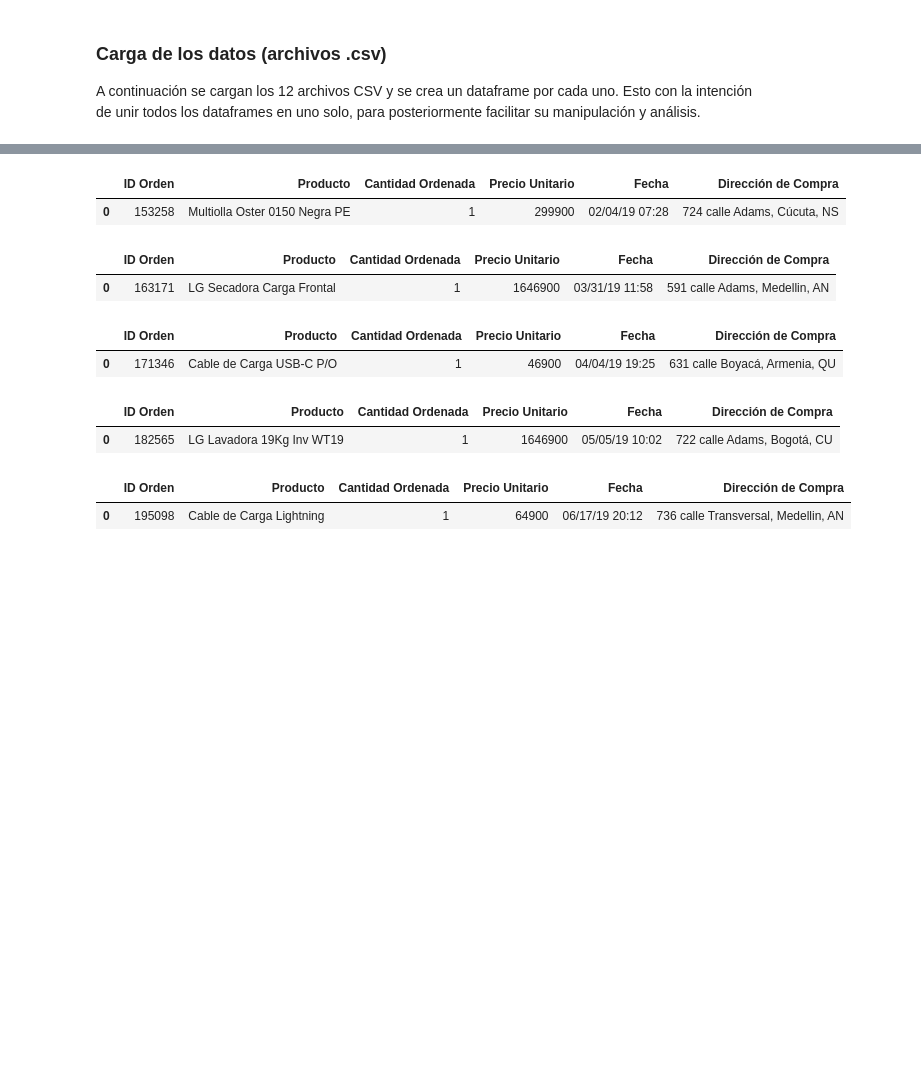
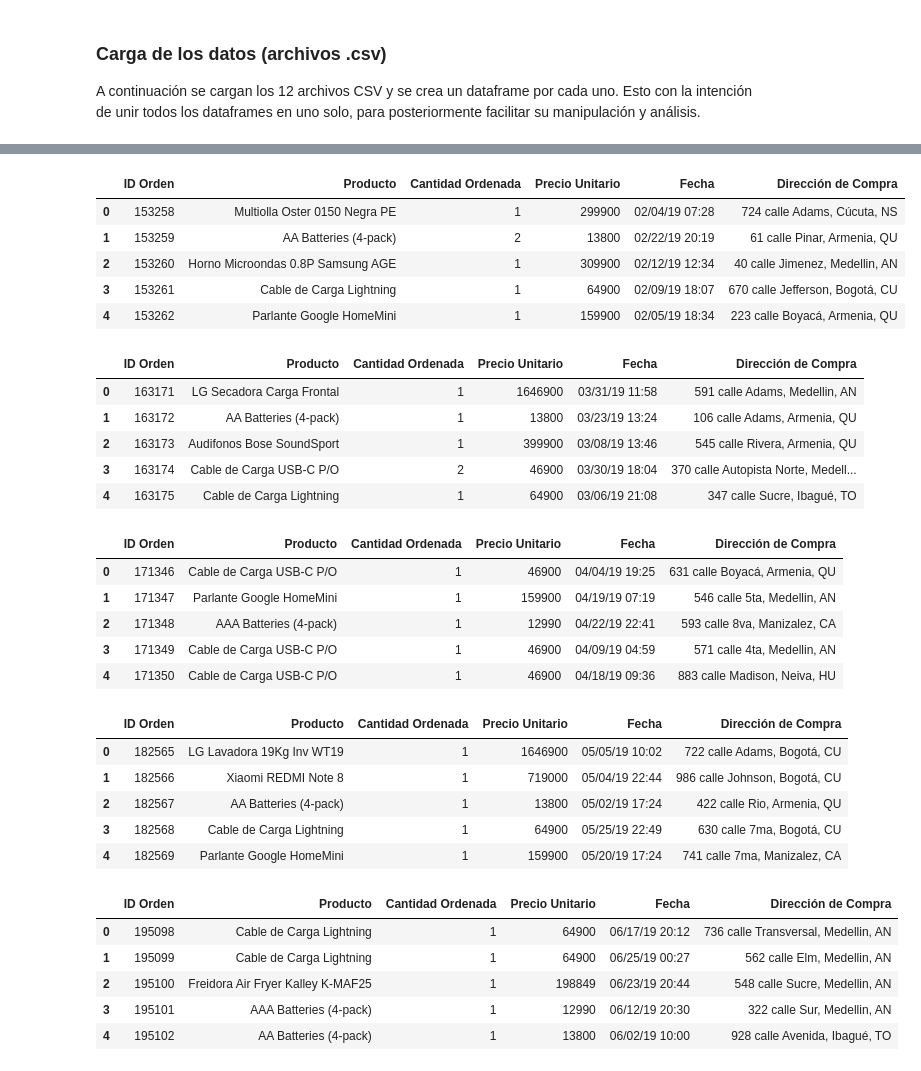
Before and after one commit to Exynix/DataAnalytics, a Jupyter notebook: lab00/lab00.ipynb, the cells around one changed output, grey strips where cells are left out. Cells and saved outputs as stored; diff of their text form; code cells hidden in the pictures; blank space fills up the shorter version.

```diff
--- a/lab00/lab00.ipynb
+++ b/lab00/lab00.ipynb
@@ -45,32 +49,52 @@ dfJanuary.head(1)
 # %%
 # Se muestra la primera columna del dataframe de febrero.
-dfFebruary.head(1)
+dfFebruary.head(5)
 # %% [output]
 |  | ID Orden | Producto | Cantidad Ordenada | Precio Unitario | Fecha | Dirección de Compra |
 | 0 | 153258 | Multiolla Oster 0150 Negra PE | 1 | 299900 | 02/04/19 07:28 | 724 calle Adams, Cúcuta, NS |
+| 1 | 153259 | AA Batteries (4-pack) | 2 | 13800 | 02/22/19 20:19 | 61 calle Pinar, Armenia, QU |
+| 2 | 153260 | Horno Microondas 0.8P Samsung AGE | 1 | 309900 | 02/12/19 12:34 | 40 calle Jimenez, Medellin, AN |
+| 3 | 153261 | Cable de Carga Lightning | 1 | 64900 | 02/09/19 18:07 | 670 calle Jefferson, Bogotá, CU |
+| 4 | 153262 | Parlante Google HomeMini | 1 | 159900 | 02/05/19 18:34 | 223 calle Boyacá, Armenia, QU |
 # %%
 # Se muestra la primera columna del dataframe de marzo.
-dfMarch.head(1)
+dfMarch.head(5)
 # %% [output]
 |  | ID Orden | Producto | Cantidad Ordenada | Precio Unitario | Fecha | Dirección de Compra |
 | 0 | 163171 | LG Secadora Carga Frontal | 1 | 1646900 | 03/31/19 11:58 | 591 calle Adams, Medellin, AN |
+| 1 | 163172 | AA Batteries (4-pack) | 1 | 13800 | 03/23/19 13:24 | 106 calle Adams, Armenia, QU |
+| 2 | 163173 | Audifonos Bose SoundSport | 1 | 399900 | 03/08/19 13:46 | 545 calle Rivera, Armenia, QU |
+| 3 | 163174 | Cable de Carga USB-C P/O | 2 | 46900 | 03/30/19 18:04 | 370 calle Autopista Norte, Medell... |
+| 4 | 163175 | Cable de Carga Lightning | 1 | 64900 | 03/06/19 21:08 | 347 calle Sucre, Ibagué, TO |
 # %%
 # Se muestra la primera columna del dataframe de abril
-dfApril.head(1)
+dfApril.head(5)
 # %% [output]
 |  | ID Orden | Producto | Cantidad Ordenada | Precio Unitario | Fecha | Dirección de Compra |
 | 0 | 171346 | Cable de Carga USB-C P/O | 1 | 46900 | 04/04/19 19:25 | 631 calle Boyacá, Armenia, QU |
+| 1 | 171347 | Parlante Google HomeMini | 1 | 159900 | 04/19/19 07:19 | 546 calle 5ta, Medellin, AN |
+| 2 | 171348 | AAA Batteries (4-pack) | 1 | 12990 | 04/22/19 22:41 | 593 calle 8va, Manizalez, CA |
+| 3 | 171349 | Cable de Carga USB-C P/O | 1 | 46900 | 04/09/19 04:59 | 571 calle 4ta, Medellin, AN |
+| 4 | 171350 | Cable de Carga USB-C P/O | 1 | 46900 | 04/18/19 09:36 | 883 calle Madison, Neiva, HU |
 # %%
 # Se muestra la primera columna del dataframe de mayo.
-dfMay.head(1)
+dfMay.head(5)
 # %% [output]
 |  | ID Orden | Producto | Cantidad Ordenada | Precio Unitario | Fecha | Dirección de Compra |
 | 0 | 182565 | LG Lavadora 19Kg Inv WT19 | 1 | 1646900 | 05/05/19 10:02 | 722 calle Adams, Bogotá, CU |
+| 1 | 182566 | Xiaomi REDMI Note 8 | 1 | 719000 | 05/04/19 22:44 | 986 calle Johnson, Bogotá, CU |
+| 2 | 182567 | AA Batteries (4-pack) | 1 | 13800 | 05/02/19 17:24 | 422 calle Rio, Armenia, QU |
+| 3 | 182568 | Cable de Carga Lightning | 1 | 64900 | 05/25/19 22:49 | 630 calle 7ma, Bogotá, CU |
+| 4 | 182569 | Parlante Google HomeMini | 1 | 159900 | 05/20/19 17:24 | 741 calle 7ma, Manizalez, CA |
 # %%
 # Se muestra la primera columna del dataframe de junio.
-dfJune.head(1)
+dfJune.head(5)
 # %% [output]
 |  | ID Orden | Producto | Cantidad Ordenada | Precio Unitario | Fecha | Dirección de Compra |
 | 0 | 195098 | Cable de Carga Lightning | 1 | 64900 | 06/17/19 20:12 | 736 calle Transversal, Medellin, AN |
+| 1 | 195099 | Cable de Carga Lightning | 1 | 64900 | 06/25/19 00:27 | 562 calle Elm, Medellin, AN |
+| 2 | 195100 | Freidora Air Fryer Kalley K-MAF25 | 1 | 198849 | 06/23/19 20:44 | 548 calle Sucre, Medellin, AN |
+| 3 | 195101 | AAA Batteries (4-pack) | 1 | 12990 | 06/12/19 20:30 | 322 calle Sur, Medellin, AN |
+| 4 | 195102 | AA Batteries (4-pack) | 1 | 13800 | 06/02/19 10:00 | 928 calle Avenida, Ibagué, TO |
 # %%
 # Se muestra la primera columna del dataframe de julio.
```
Also changed, not shown: parts of 15 cells of this notebook.
